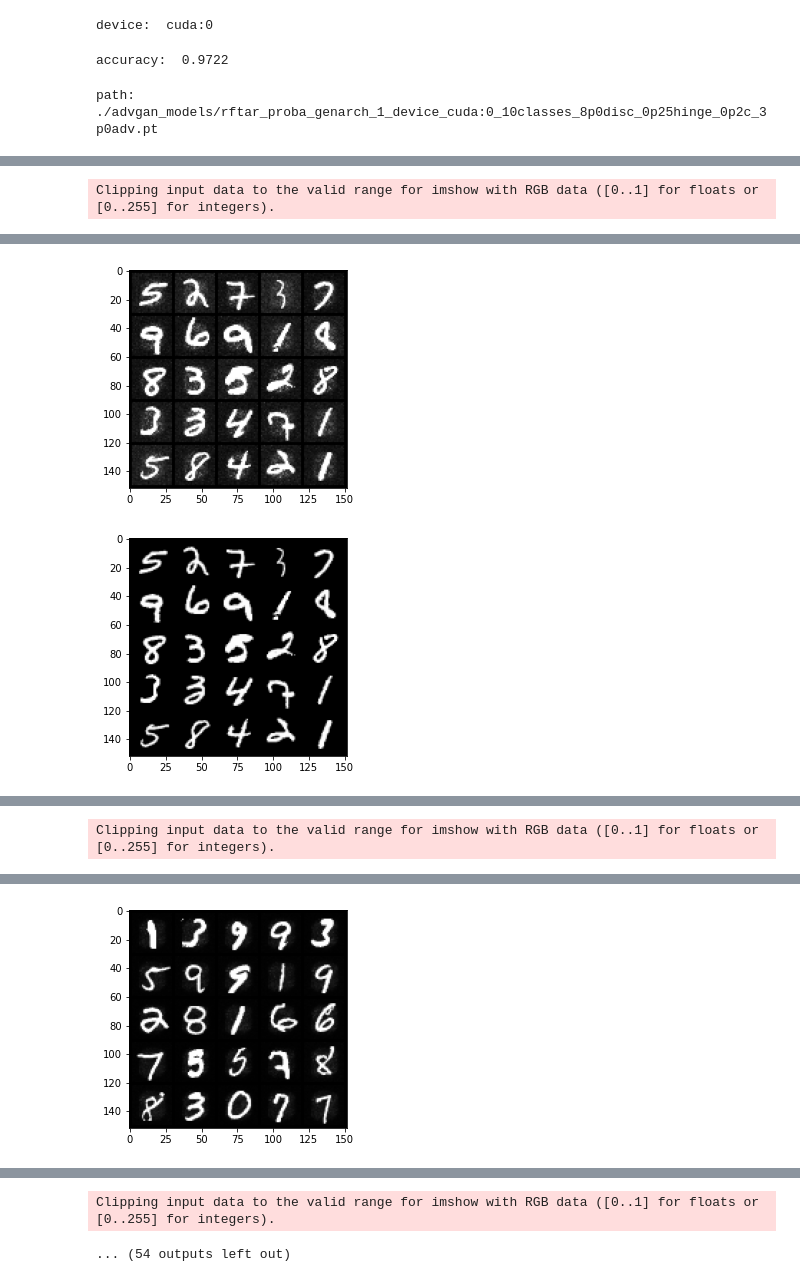
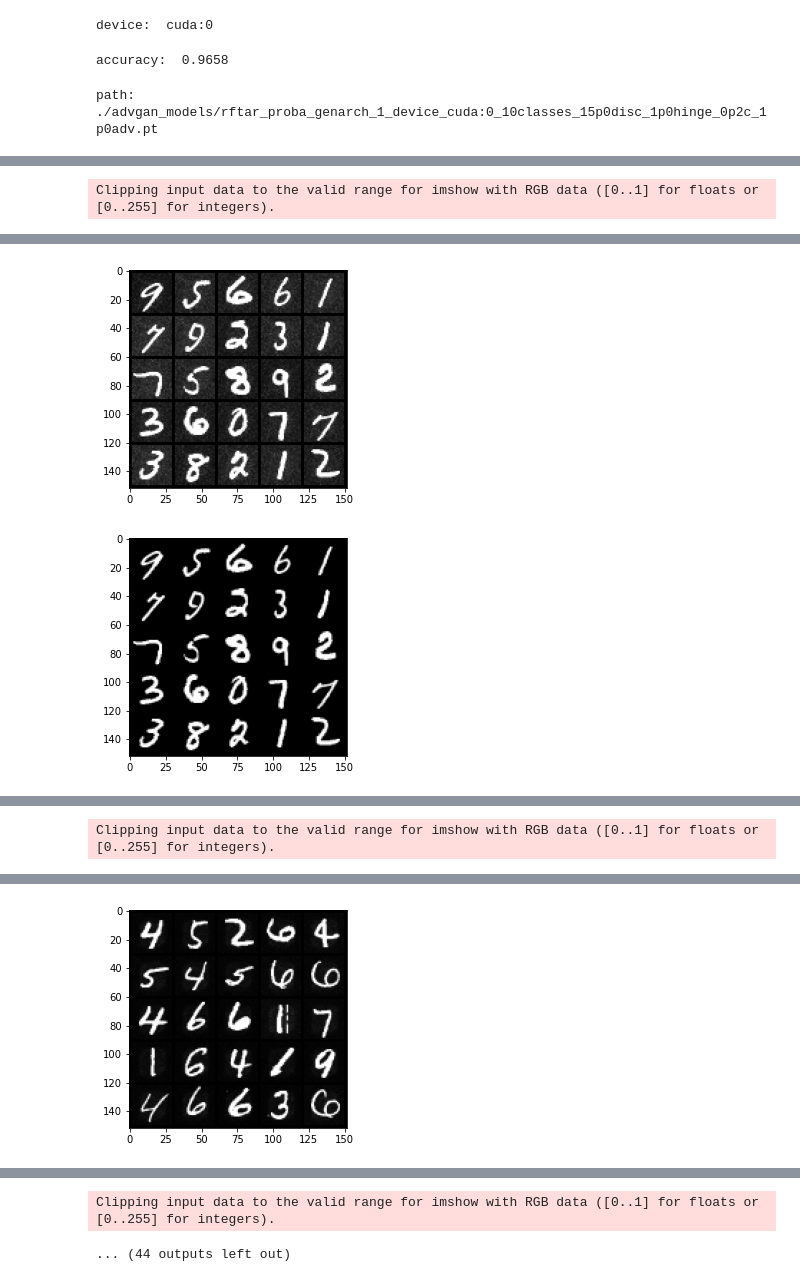
Before and after one commit to elacx/ML, a Jupyter notebook: advgan_notebooks/rf_mnist.ipynb, the cells around one changed output, grey strips where cells are left out. Drawn from its saved outputs; the diff is of its cells as text; code cells hidden in the pictures.

Commit message:
more tests

```diff
--- a/advgan_notebooks/rf_mnist.ipynb
+++ b/advgan_notebooks/rf_mnist.ipynb
@@ -58,19 +58,24 @@ def get_indices(dataset,ind_array):
 dataset = MNIST('.', train=True, download=False,transform=transforms.ToTensor())
 dataset_test = MNIST('.', train=False, download=False,transform=transforms.ToTensor())
 
-idx = get_indices(dataset, np.arange(num_of_classes))
-idx_test = get_indices(dataset_test, np.arange(num_of_classes))
+# idx = get_indices(dataset, np.arange(num_of_classes))
+# idx_test = get_indices(dataset_test, np.arange(num_of_classes))
 
-data_loader_rftarget = DataLoader(dataset, batch_size=batch_size, sampler = SubsetRandomSampler(idx))
-data_loader_target = DataLoader(dataset, batch_size=batch_size, sampler = SubsetRandomSampler(idx))
-data_loader_gan = DataLoader(dataset, batch_size=batch_size, sampler = SubsetRandomSampler(idx))
-data_loader_test = DataLoader(dataset_test, batch_size=1000, sampler = SubsetRandomSampler(idx_test))
+# data_loader_rftarget = DataLoader(dataset, batch_size=batch_size, sampler = SubsetRandomSampler(idx))
+# data_loader_target = DataLoader(dataset, batch_size=batch_size, sampler = SubsetRandomSampler(idx))
+# data_loader_gan = DataLoader(dataset, batch_size=batch_size, sampler = SubsetRandomSampler(idx))
+# data_loader_test = DataLoader(dataset_test, batch_size=1000, sampler = SubsetRandomSampler(idx_test))
 
-classes = np.arange(num_of_classes)
+# classes = np.arange(num_of_classes)
+
+train1, train2 = random_split(dataset,[30000,30000])
+data_loader_train1 = DataLoader(train1, batch_size=batch_size)
+data_loader_train2 = DataLoader(train2, batch_size=batch_size)
+data_loader_test = DataLoader(dataset_test, batch_size=1000)
 # %%
 # target model
-n_estimators = 1000
-ims_train,lls_train = transform_data(data_loader_target)
+n_estimators = 750
+ims_train,lls_train = transform_data(data_loader_train1)
 rf = RandomForestClassifier(n_estimators=n_estimators)
 rf.fit(ims_train.reshape(len(ims_train),28*28).detach().numpy(),lls_train)
 # save the model
@@ -83,7 +88,7 @@ rf = load(PATH)
 ims_test,lls_test = transform_data(data_loader_test)
 print('accuracy: ', accuracy_score(rf.predict(ims_test.reshape(len(ims_test),28*28).detach().numpy()),lls_test))
 # %% [output]
-accuracy:  0.9722
+accuracy:  0.9658
 # %%
 # import gen/disc
 gen = gans_archs.Generator1()#include_noise=True,device=dev)
@@ -100,9 +105,9 @@ display_step=500
 gen_arch='cov'
 ###############################
 gen_arch_num=1
-disc_coeff=8.
-hinge_coeff=.25
-adv_coeff=3.
+disc_coeff=15.
+hinge_coeff=1.
+adv_coeff=1.
 c=0.2
 gen_path_extra='rftar_proba_genarch_'+str(gen_arch_num)
 shape=(1,28,28)
@@ -117,9 +122,9 @@ advgan = advGAN(rf.predict_proba,gen,disc,tar_criterion=tar_criterion,
                 adv_coeff=adv_coeff,c=c,gen_path_extra=gen_path_extra,
                 device=dev,display_step=display_step,shape=shape,gen_arch=gen_arch)
 # %% [output]
-path:  ./advgan_models/rftar_proba_genarch_1_device_cuda:0_10classes_8p0disc_0p25hinge_0p2c_3p0adv.pt
+path:  ./advgan_models/rftar_proba_genarch_1_device_cuda:0_10classes_15p0disc_1p0hinge_0p2c_1p0adv.pt
 # %%
 %%time
 # train the gan
-gen,disc = advgan.train(data_loader_gan)
+gen,disc = advgan.train(data_loader_train2)
 # %% [output]
@@ -131,2 +136,2 @@ gen loss:  10.504008414546021  | disc loss:  1.6819894313812256
-[figure, old version]
+[figure, new version]
-[figure, old version]
+[figure, new version]
@@ -138 +143 @@ gen loss:  8.792314744384493  | disc loss:  2.625371217727661
-[figure, old version]
+[figure, new version]
@@ -142,5 +147,5 @@ Step 1500: Generator loss: 8.463671646921044, discriminator loss: 3.305078638076
 Clipping input data to the valid range for imshow with RGB data ([0..1] for floats or [0..255] for integers).
-... (54 outputs left out)
+... (44 outputs left out)
 # %%
 # notes
 '''
```
Also changed, not shown: parts of 2 cells of this notebook, 47 other files.
